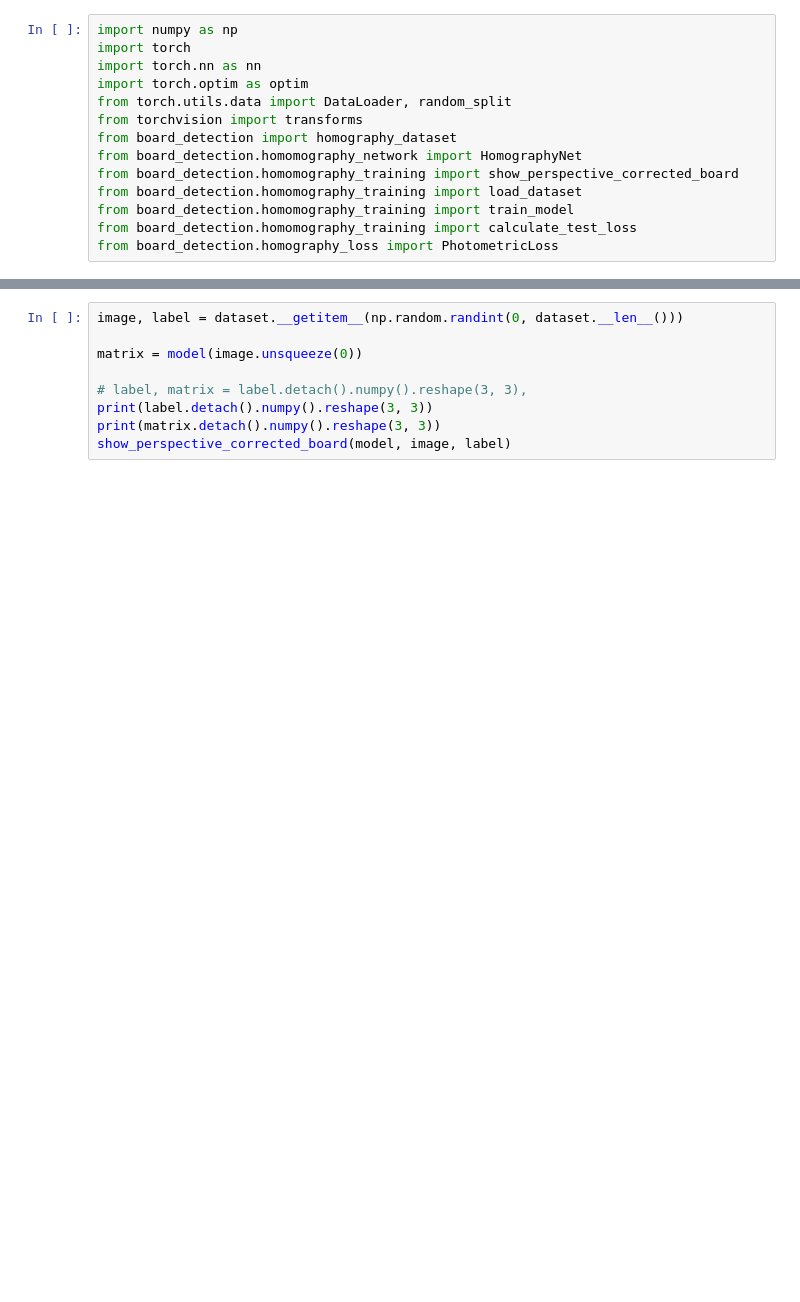
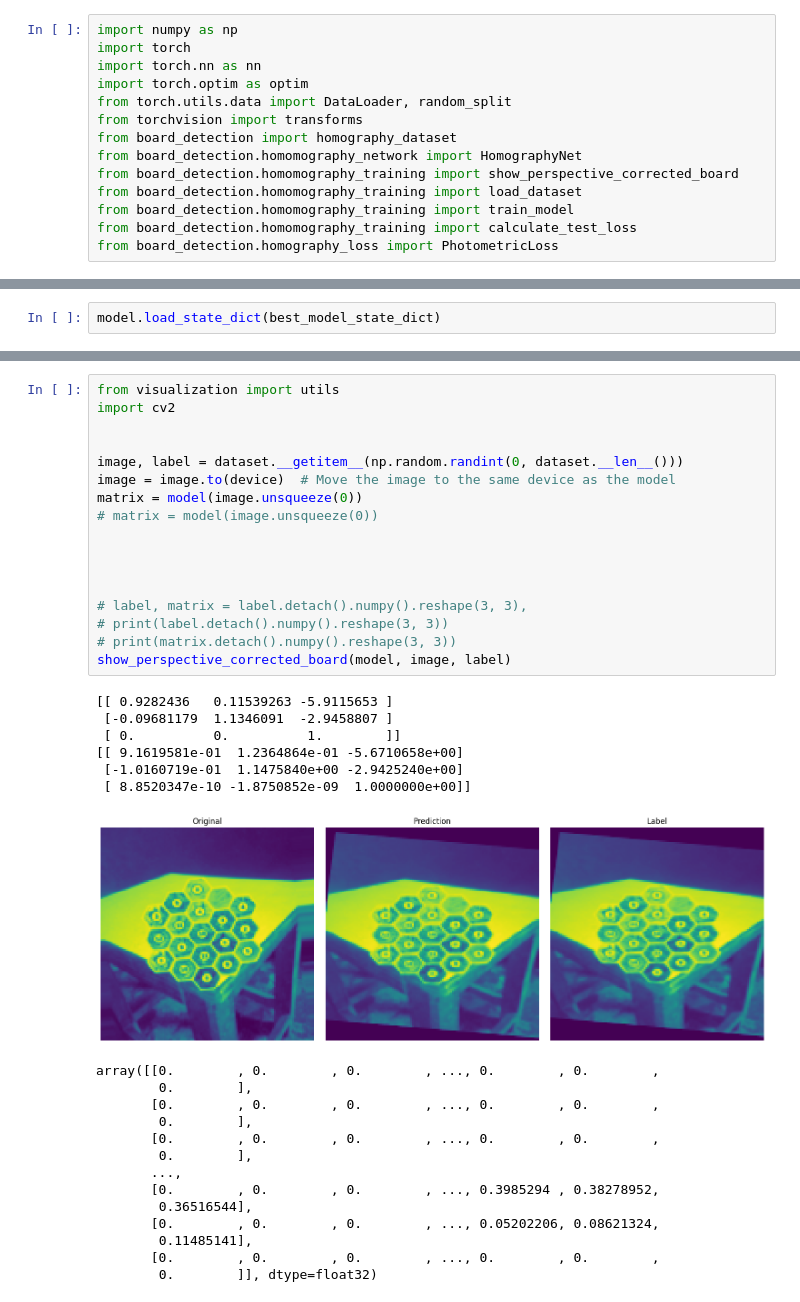
Before and after one commit to vdakov/cv-board-game-detection, a Jupyter notebook: experiments.ipynb, the cells around one changed output, grey strips where cells are left out. Cells and saved outputs as stored; diff of their text form; blank space fills up the shorter version.

```diff
--- a/experiments.ipynb
+++ b/experiments.ipynb
@@ -55,0 +61,2 @@ test_loss = calculate_test_loss(model, test_loader, criterion, device)
+# %%
+model.load_state_dict(best_model_state_dict)
@@ -59,12 +70,41 @@ show_loss.show_train_test_loss(train_losses[:52], test_loss, num_epochs)
 # %%
+from visualization import utils
+import cv2
+
+
 image, label = dataset.__getitem__(np.random.randint(0, dataset.__len__()))
+image = image.to(device)  # Move the image to the same device as the model
+matrix = model(image.unsqueeze(0))
+# matrix = model(image.unsqueeze(0))
 
-matrix = model(image.unsqueeze(0))
+
+
 
 # label, matrix = label.detach().numpy().reshape(3, 3),
-print(label.detach().numpy().reshape(3, 3))
-print(matrix.detach().numpy().reshape(3, 3))
+# print(label.detach().numpy().reshape(3, 3))
+# print(matrix.detach().numpy().reshape(3, 3))
 show_perspective_corrected_board(model, image, label)
+# %% [output]
+[[ 0.9282436   0.11539263 -5.9115653 ]
+ [-0.09681179  1.1346091  -2.9458807 ]
+ [ 0.          0.          1.        ]]
+[[ 9.1619581e-01  1.2364864e-01 -5.6710658e+00]
+ [-1.0160719e-01  1.1475840e+00 -2.9425240e+00]
+ [ 8.8520347e-10 -1.8750852e-09  1.0000000e+00]]
+[figure, added]
+array([[0.        , 0.        , 0.        , ..., 0.        , 0.        ,
+        0.        ],
+       [0.        , 0.        , 0.        , ..., 0.        , 0.        ,
+        0.        ],
+       [0.        , 0.        , 0.        , ..., 0.        , 0.        ,
+        0.        ],
+       ...,
+       [0.        , 0.        , 0.        , ..., 0.3985294 , 0.38278952,
+        0.36516544],
+       [0.        , 0.        , 0.        , ..., 0.05202206, 0.08621324,
+        0.11485141],
+       [0.        , 0.        , 0.        , ..., 0.        , 0.        ,
+        0.        ]], dtype=float32)
 # %%
 from ultralytics import YOLO
 from board_detection.yolo_extraction import board_detection_step
```
Also changed, not shown: parts of 4 cells of this notebook, 5 other files.
